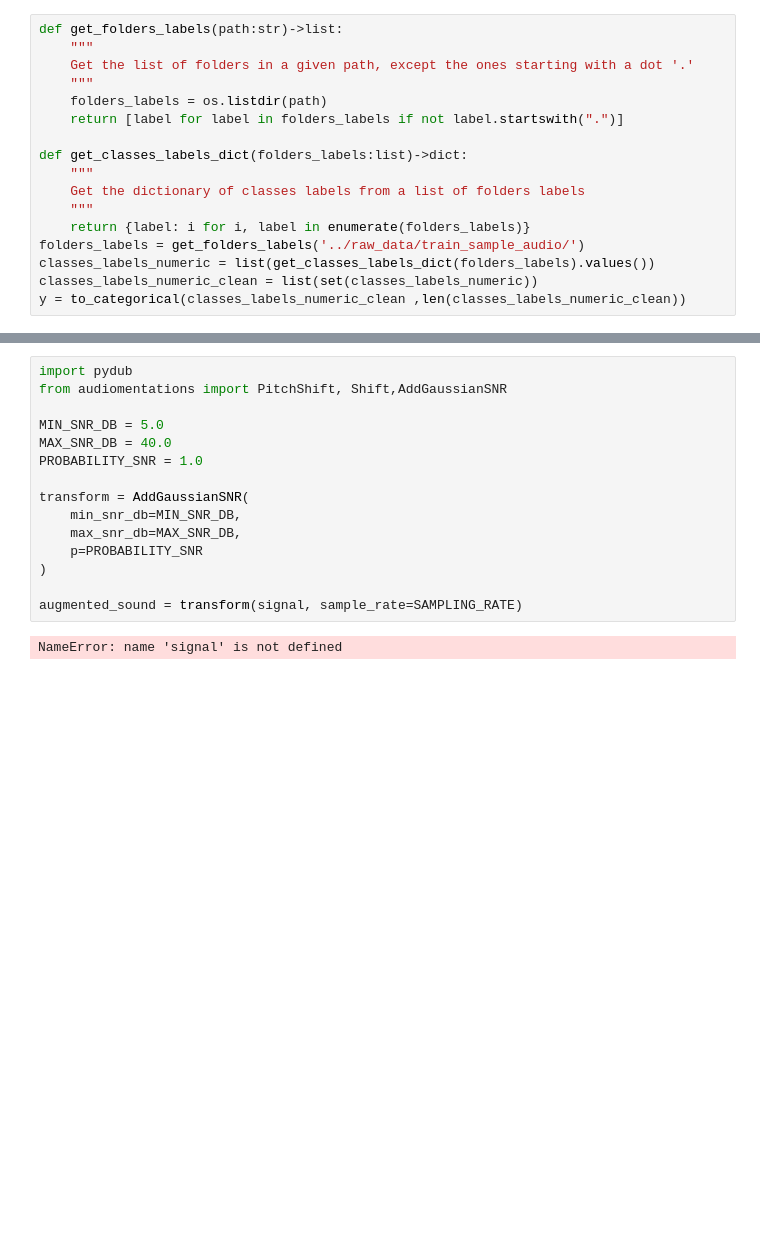
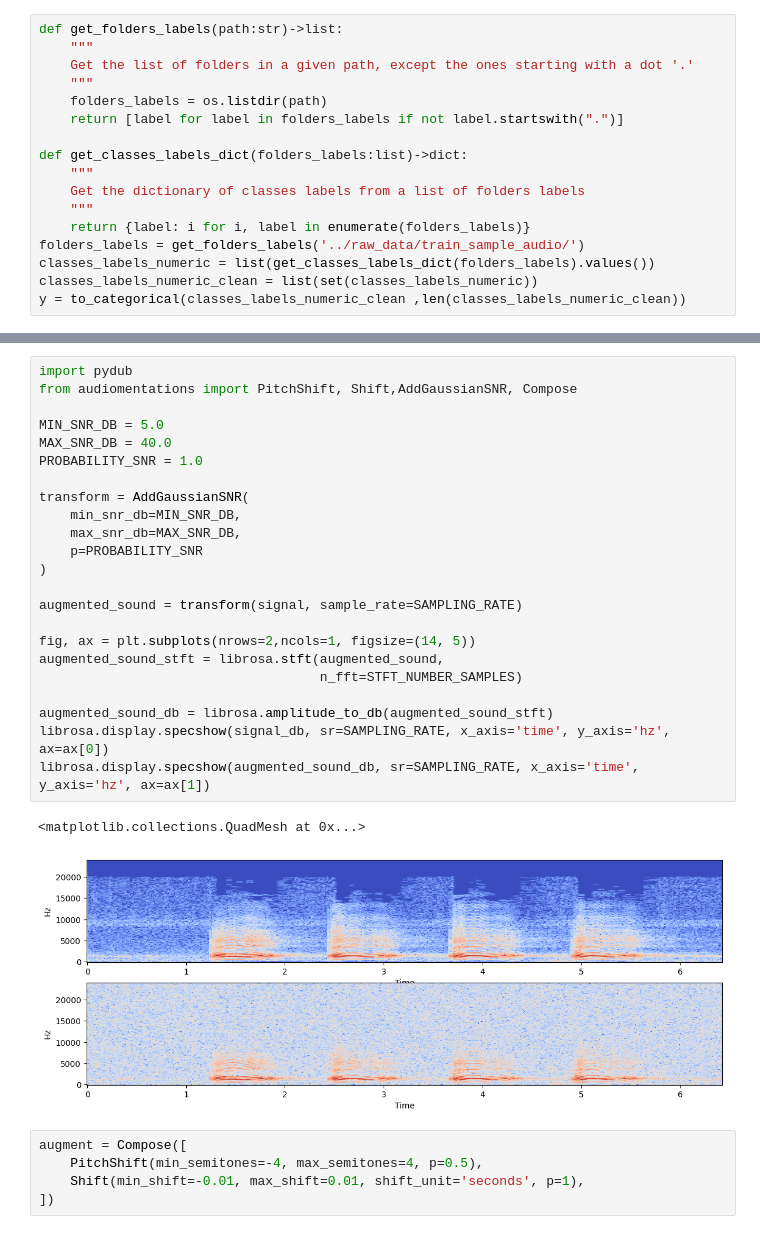
Before and after one commit to PiaffNet/birdsong_classifier, a Jupyter notebook: notebooks/raman_notebooks.ipynb, the cells around one changed output, grey strips where cells are left out. Saved outputs shown, nothing was run; the diff lists cells and outputs as text; blank space fills up the shorter version.

```diff
--- a/notebooks/raman_notebooks.ipynb
+++ b/notebooks/raman_notebooks.ipynb
@@ -111,17 +107,31 @@ classes_labels_numeric_clean
 # %%
 import pydub
-from audiomentations import PitchShift, Shift,AddGaussianSNR
+from audiomentations import PitchShift, Shift,AddGaussianSNR, Compose
 
 MIN_SNR_DB = 5.0
 MAX_SNR_DB = 40.0
 PROBABILITY_SNR = 1.0
 
 transform = AddGaussianSNR(
     min_snr_db=MIN_SNR_DB,
     max_snr_db=MAX_SNR_DB,
     p=PROBABILITY_SNR
 )
 
 augmented_sound = transform(signal, sample_rate=SAMPLING_RATE)
+
+fig, ax = plt.subplots(nrows=2,ncols=1, figsize=(14, 5))
+augmented_sound_stft = librosa.stft(augmented_sound,
+                                    n_fft=STFT_NUMBER_SAMPLES)
+
+augmented_sound_db = librosa.amplitude_to_db(augmented_sound_stft)
+librosa.display.specshow(signal_db, sr=SAMPLING_RATE, x_axis='time', y_axis='hz', ax=ax[0])
+librosa.display.specshow(augmented_sound_db, sr=SAMPLING_RATE, x_axis='time', y_axis='hz', ax=ax[1])
 # %% [output]
-NameError: name 'signal' is not defined
+<matplotlib.collections.QuadMesh at 0x...>
+[figure, added]
+# %%
+augment = Compose([
+    PitchShift(min_semitones=-4, max_semitones=4, p=0.5),
+    Shift(min_shift=-0.01, max_shift=0.01, shift_unit='seconds', p=1),
+])
```
Also changed, not shown: parts of 5 cells of this notebook, 13 other files.
